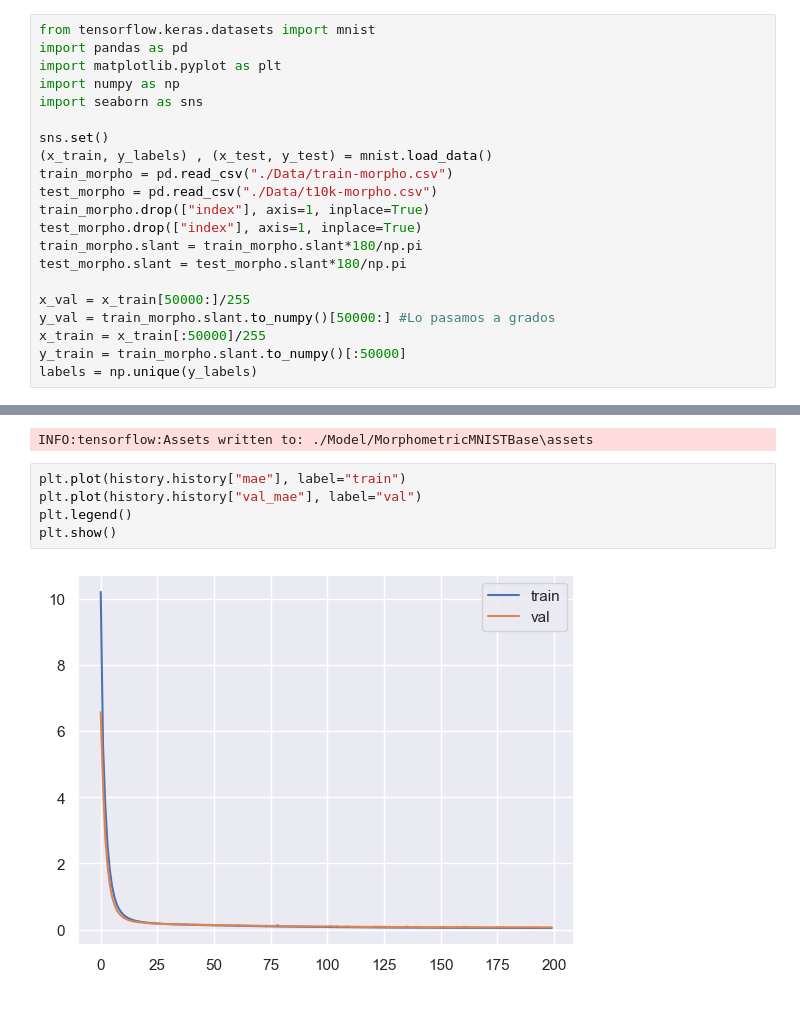
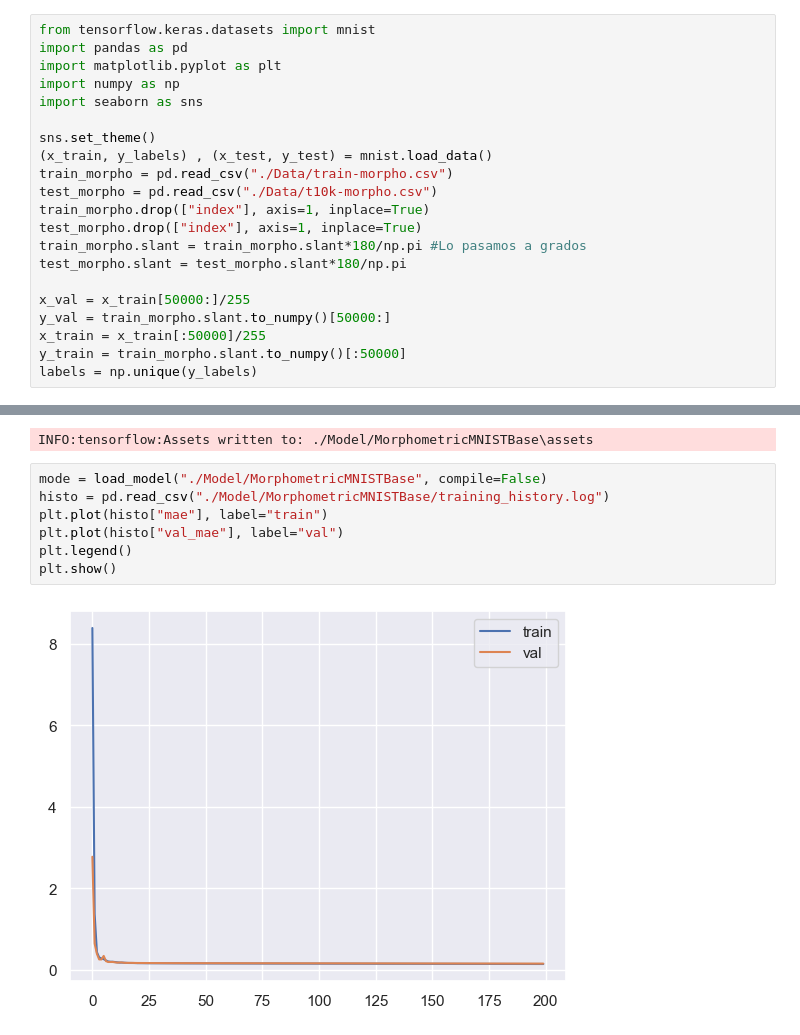
Before and after one commit to GonzaLinares/TP1_RN, a Jupyter notebook: MorphometricMNIST/main.ipynb, the cells around one changed output, grey strips where cells are left out. Saved outputs shown, nothing was run; the diff lists cells and outputs as text.

```diff
--- a/MorphometricMNIST/main.ipynb
+++ b/MorphometricMNIST/main.ipynb
@@ -5,17 +5,17 @@ import matplotlib.pyplot as plt
 import numpy as np
 import seaborn as sns
 
-sns.set()
+sns.set_theme()
 (x_train, y_labels) , (x_test, y_test) = mnist.load_data()
 train_morpho = pd.read_csv("./Data/train-morpho.csv")
 test_morpho = pd.read_csv("./Data/t10k-morpho.csv")
 train_morpho.drop(["index"], axis=1, inplace=True)
 test_morpho.drop(["index"], axis=1, inplace=True)
-train_morpho.slant = train_morpho.slant*180/np.pi
+train_morpho.slant = train_morpho.slant*180/np.pi #Lo pasamos a grados
 test_morpho.slant = test_morpho.slant*180/np.pi
 
 x_val = x_train[50000:]/255
-y_val = train_morpho.slant.to_numpy()[50000:] #Lo pasamos a grados
+y_val = train_morpho.slant.to_numpy()[50000:]
 x_train = x_train[:50000]/255
 y_train = train_morpho.slant.to_numpy()[:50000]
 labels = np.unique(y_labels)
@@ -164,12 +173,14 @@ WARNING:absl:Found untraced functions such as _update_step_xla while saving (sho
 INFO:tensorflow:Assets written to: ./Model/MorphometricMNISTBase\assets
 INFO:tensorflow:Assets written to: ./Model/MorphometricMNISTBase\assets
 # %%
-plt.plot(history.history["mae"], label="train")
-plt.plot(history.history["val_mae"], label="val")
+mode = load_model("./Model/MorphometricMNISTBase", compile=False)
+histo = pd.read_csv("./Model/MorphometricMNISTBase/training_history.log")
+plt.plot(histo["mae"], label="train")
+plt.plot(histo["val_mae"], label="val")
 plt.legend()
 plt.show()
 # %% [output]
-[figure, old version]
+[figure, new version]
 # %%
 model = load_model("./Model/MorphometricMNISTBase", compile=False)
 predicted = model.predict(x_test).reshape(10000,)
```
Also changed, not shown: parts of 9 cells of this notebook, 7 other files.
